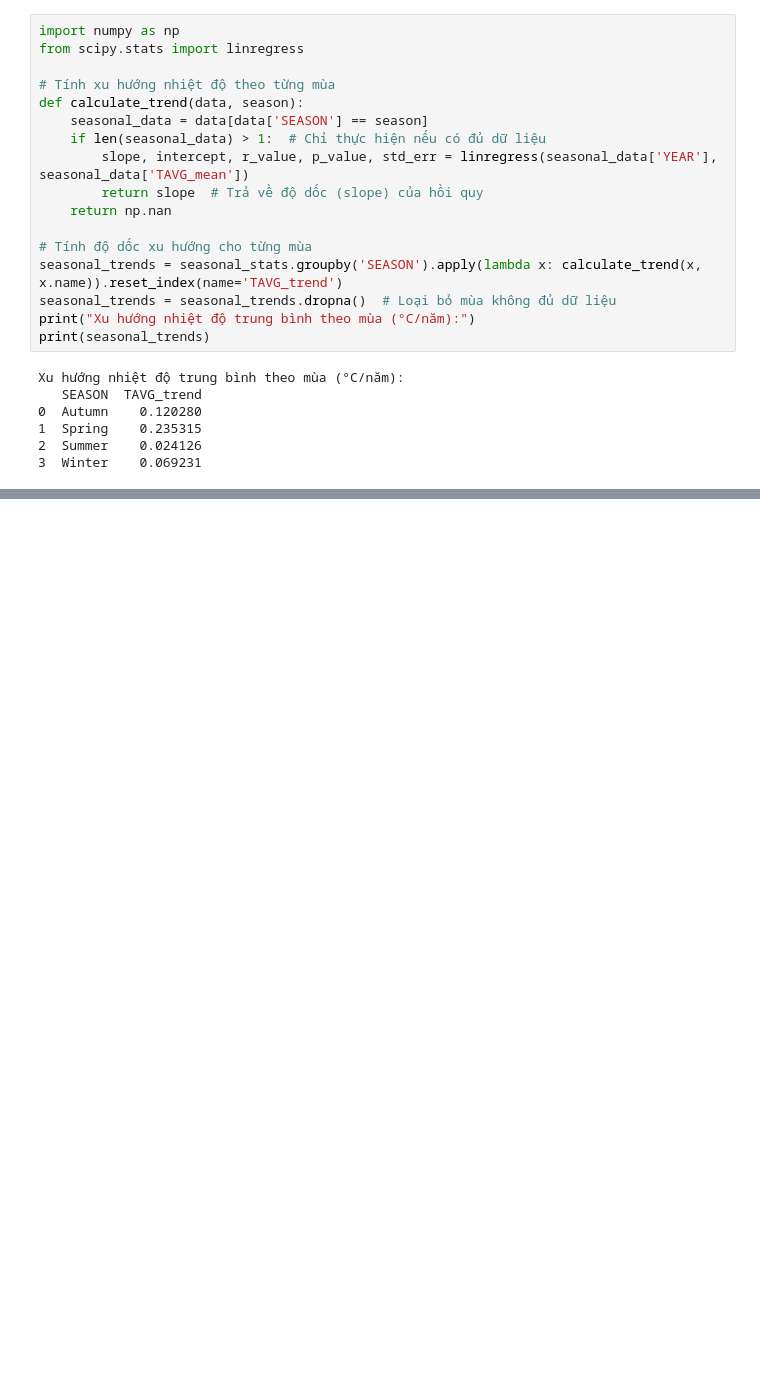
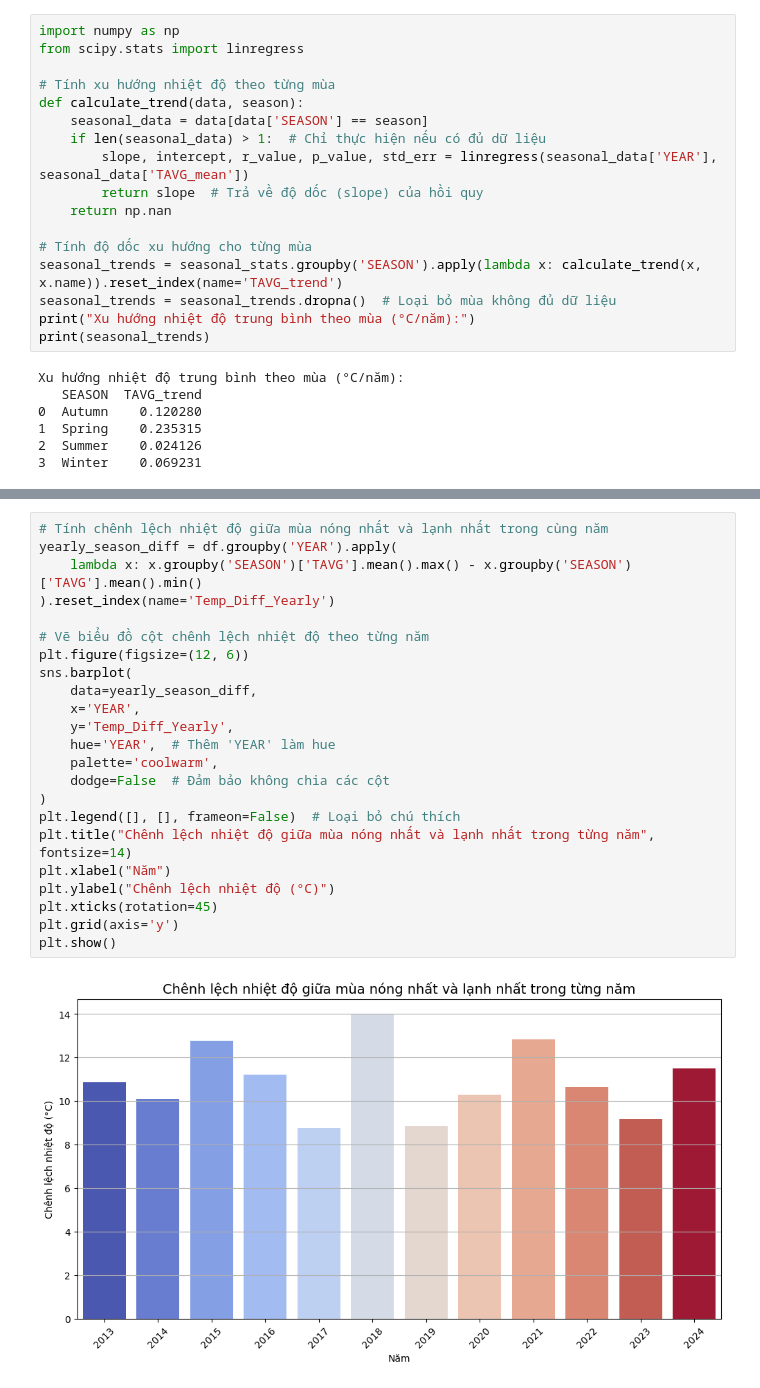
Before and after one commit to huyvanzzz/Data-Processing-Programming, a Jupyter notebook: Temperature_by_season.ipynb, the cells around one changed output, grey strips where cells are left out. Drawn from its saved outputs; the diff is of its cells as text; blank space fills up the shorter version.

```diff
--- a/Temperature_by_season.ipynb
+++ b/Temperature_by_season.ipynb
@@ -175,0 +190,25 @@ plt.show()
+# %%
+# Tính chênh lệch nhiệt độ giữa mùa nóng nhất và lạnh nhất trong cùng năm
+yearly_season_diff = df.groupby('YEAR').apply(
+    lambda x: x.groupby('SEASON')['TAVG'].mean().max() - x.groupby('SEASON')['TAVG'].mean().min()
+).reset_index(name='Temp_Diff_Yearly')
+
+# Vẽ biểu đồ cột chênh lệch nhiệt độ theo từng năm
+plt.figure(figsize=(12, 6))
+sns.barplot(
+    data=yearly_season_diff,
+    x='YEAR',
+    y='Temp_Diff_Yearly',
+    hue='YEAR',  # Thêm 'YEAR' làm hue
+    palette='coolwarm',
+    dodge=False  # Đảm bảo không chia các cột
+)
+plt.legend([], [], frameon=False)  # Loại bỏ chú thích
+plt.title("Chênh lệch nhiệt độ giữa mùa nóng nhất và lạnh nhất trong từng năm", fontsize=14)
+plt.xlabel("Năm")
+plt.ylabel("Chênh lệch nhiệt độ (°C)")
+plt.xticks(rotation=45)
+plt.grid(axis='y')
+plt.show()
+# %% [output]
+[figure, added]
```
Also changed, not shown: parts of 8 cells of this notebook.
